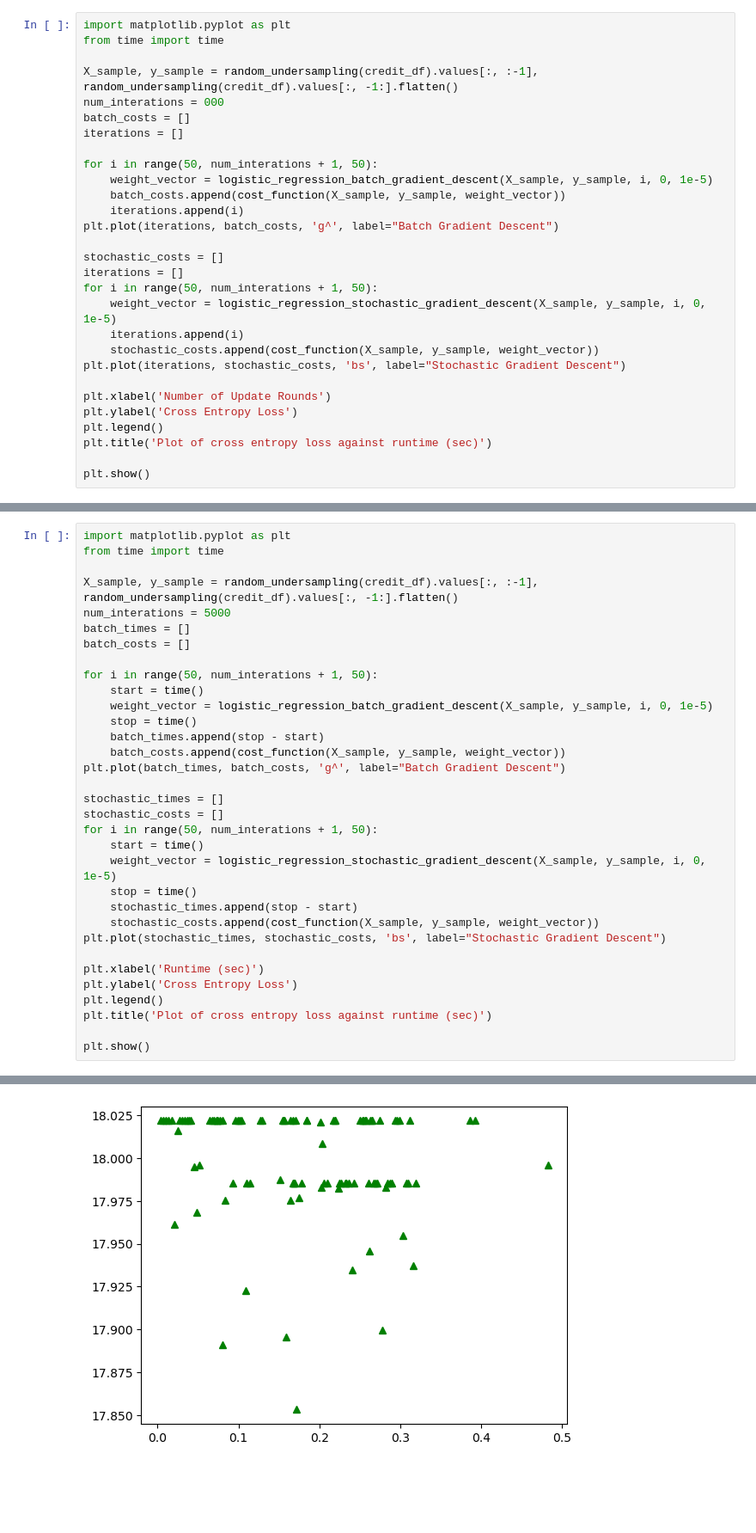
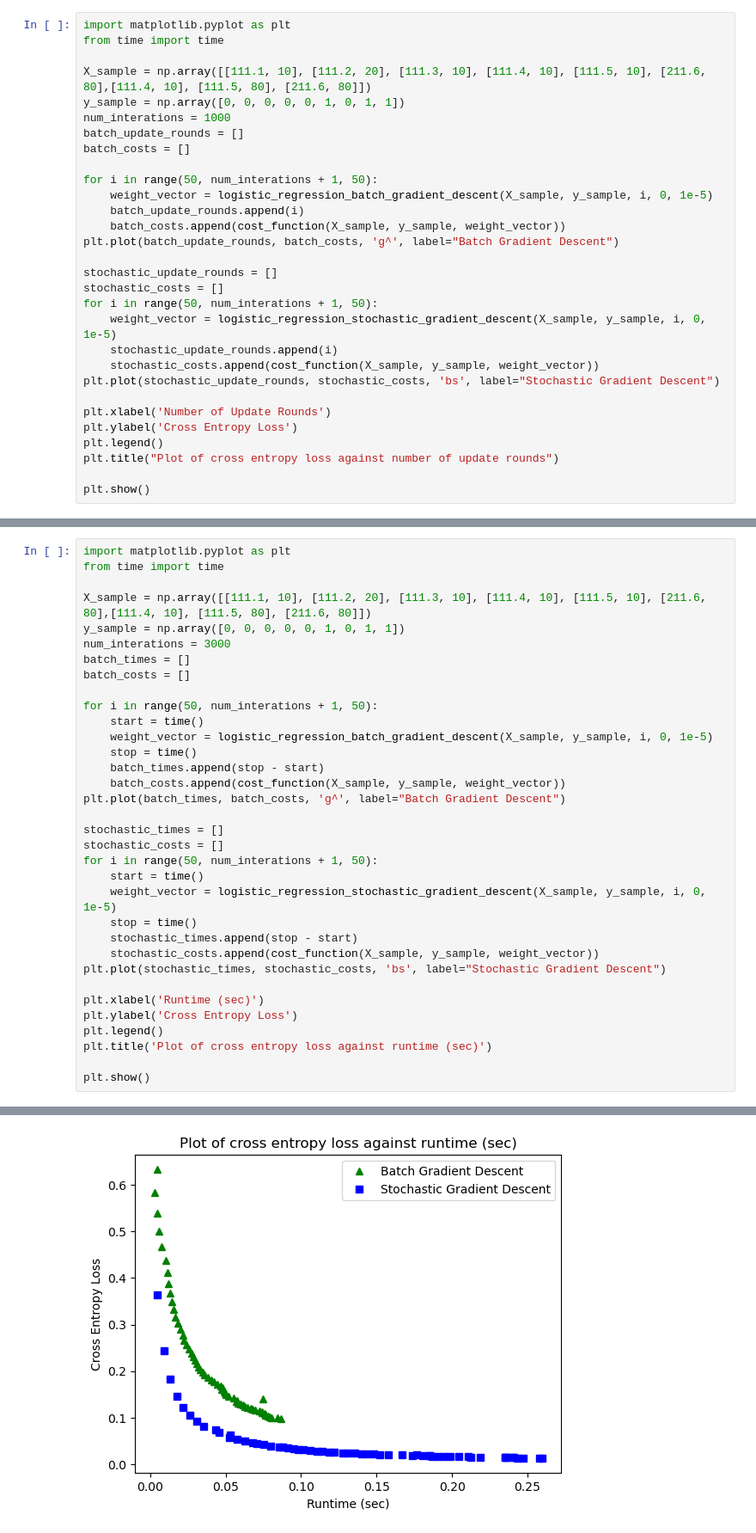
Before and after one commit to JCSnap/AI-ML, a Jupyter notebook: ps5/ps5.ipynb, the cells around one changed output, grey strips where cells are left out. Shown at 86% size. Cells and saved outputs as stored; diff of their text form; blank space fills up the shorter version.

Commit message:
fix the plotting of graph

```diff
--- a/ps5/ps5.ipynb
+++ b/ps5/ps5.ipynb
@@ -703,28 +703,29 @@ Once you are done, paste your plots in the corresponding answer box in Coursemol
 import matplotlib.pyplot as plt
 from time import time
 
-X_sample, y_sample = random_undersampling(credit_df).values[:, :-1], random_undersampling(credit_df).values[:, -1:].flatten()
-num_interations = 000
+X_sample = np.array([[111.1, 10], [111.2, 20], [111.3, 10], [111.4, 10], [111.5, 10], [211.6, 80],[111.4, 10], [111.5, 80], [211.6, 80]])
+y_sample = np.array([0, 0, 0, 0, 0, 1, 0, 1, 1])
+num_interations = 1000
+batch_update_rounds = []
 batch_costs = []
-iterations = []
 
 for i in range(50, num_interations + 1, 50):
     weight_vector = logistic_regression_batch_gradient_descent(X_sample, y_sample, i, 0, 1e-5)
+    batch_update_rounds.append(i)
     batch_costs.append(cost_function(X_sample, y_sample, weight_vector))
-    iterations.append(i)
-plt.plot(iterations, batch_costs, 'g^', label="Batch Gradient Descent")
+plt.plot(batch_update_rounds, batch_costs, 'g^', label="Batch Gradient Descent")
 
+stochastic_update_rounds = []
 stochastic_costs = []
-iterations = []
 for i in range(50, num_interations + 1, 50):
     weight_vector = logistic_regression_stochastic_gradient_descent(X_sample, y_sample, i, 0, 1e-5)
-    iterations.append(i)
+    stochastic_update_rounds.append(i)
     stochastic_costs.append(cost_function(X_sample, y_sample, weight_vector))
-plt.plot(iterations, stochastic_costs, 'bs', label="Stochastic Gradient Descent")
+plt.plot(stochastic_update_rounds, stochastic_costs, 'bs', label="Stochastic Gradient Descent")
 
 plt.xlabel('Number of Update Rounds')
 plt.ylabel('Cross Entropy Loss')
 plt.legend()
-plt.title('Plot of cross entropy loss against runtime (sec)')
+plt.title("Plot of cross entropy loss against number of update rounds")
 
 plt.show()
@@ -732,8 +735,9 @@ plt.show()
 import matplotlib.pyplot as plt
 from time import time
 
-X_sample, y_sample = random_undersampling(credit_df).values[:, :-1], random_undersampling(credit_df).values[:, -1:].flatten()
-num_interations = 5000
+X_sample = np.array([[111.1, 10], [111.2, 20], [111.3, 10], [111.4, 10], [111.5, 10], [211.6, 80],[111.4, 10], [111.5, 80], [211.6, 80]])
+y_sample = np.array([0, 0, 0, 0, 0, 1, 0, 1, 1])
+num_interations = 3000
 batch_times = []
 batch_costs = []
 
@@ -766,4 +769,4 @@ KeyboardInterrupt:
-[figure, old version]
+[figure, new version]
 # %% [markdown]
 ### Task 3.6.2: Stochastic gradient descent vs batch gradient descent
 
```
Also changed, not shown: parts of 2 cells of this notebook.
